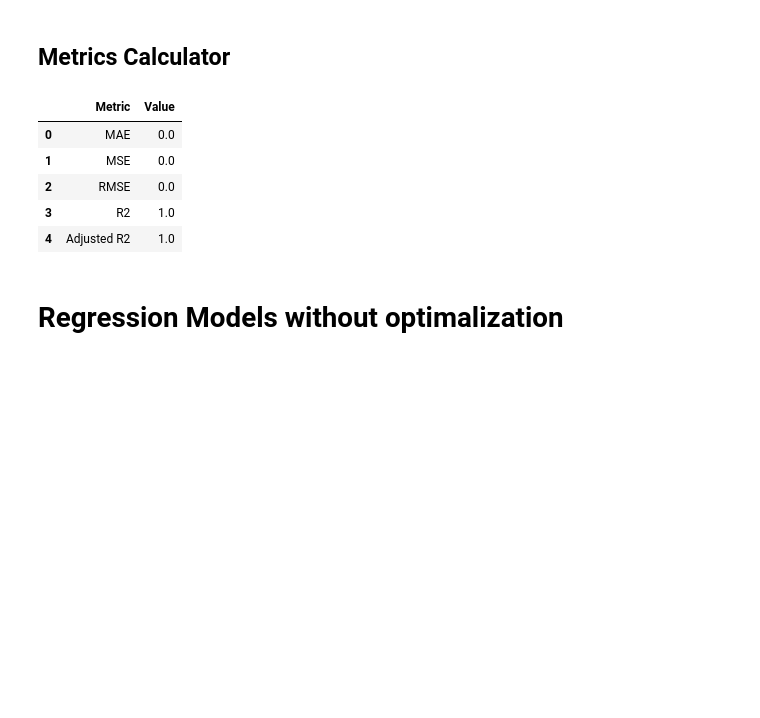
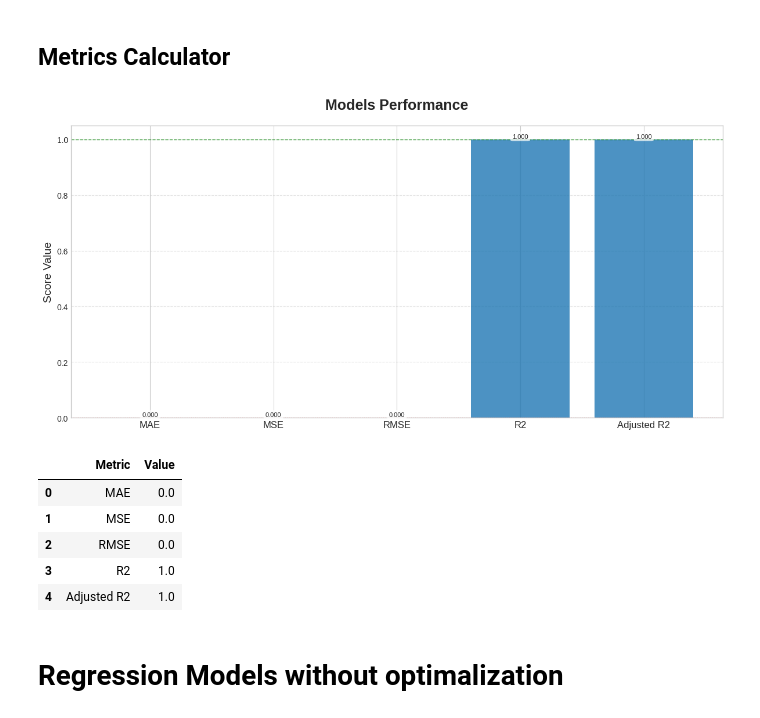
Before and after one commit to xXKeNdAmAmAsTeRXx/Machine-Learning-Tasks, a Jupyter notebook: Model_Selection_and_Regularization/Regression - California Dataset.ipynb, the cells around one changed output. Cells and saved outputs as stored; diff of their text form; code cells hidden in the pictures; blank space fills up the shorter version.

Commit message:
add the model performance metrics plot

```diff
--- a/Model_Selection_and_Regularization/Regression - California Dataset.ipynb
+++ b/Model_Selection_and_Regularization/Regression - California Dataset.ipynb
@@ -48,22 +48,99 @@ x_test, y_test =  scaler.fit(x_test).transform(x_test), scaler.fit(y_test).trans
 # %%
 def metric(y_hat, y_true,features_shape):
     n,p = features_shape
     r2 = r2_score(y_true, y_hat)
     socres = {
         "MAE": mean_absolute_error(y_true, y_hat),
         "MSE": mean_squared_error(y_true, y_hat),
         "RMSE": np.sqrt(mean_squared_error(y_true, y_hat)),
         "R2": r2,
         "Adjusted R2":  1 - (1 - r2) * (n - 1) / (n - p - 1)
     }
 
     df_score = pd.DataFrame(socres.items(), columns=["Metric","Value"])
 
     return df_score
 
 
-metric(y_test, y_test, x_train.shape)
+dummy  = metric(y_test, y_test, x_train.shape)
+
+def plot_meterics(df_dict):
+
+    if isinstance(df_dict, pd.DataFrame):
+        df_dict = {'Model': df_dict}
+
+    # Define the order and subset of metrics to plot
+    metrics_to_plot = ["MAE", "MSE", "RMSE", "R2", "Adjusted R2"]
+    metrics_order = {m: i for i, m in enumerate(metrics_to_plot)}
+
+    # Combine and filter dataframes
+    all_data = []
+    for model_name, df in df_dict.items():
+        # Filter for the required metrics
+        filtered_df = df[df['Metric'].isin(metrics_to_plot)].copy()
+        filtered_df['Model'] = model_name
+        all_data.append(filtered_df)
+
+    if not all_data:
+        print("Error: No data available to plot after filtering.")
+        return
+
+    combined_df = pd.concat(all_data, ignore_index=True)
+
+    # Sort the dataframe according to the predefined metric order
+    combined_df['Order'] = combined_df['Metric'].map(metrics_order)
+    combined_df.sort_values(by=['Order', 'Model'], inplace=True)
+
+    # --- Plotting ---
+    plt.style.use('seaborn-v0_8-whitegrid')
+    fig, ax = plt.subplots(figsize=(12, 6))
+
+    models = combined_df['Model'].unique()
+    n_models = len(models)
+    n_metrics = len(metrics_to_plot)
+    bar_width = 0.8 / n_models
+
+    x_base = np.arange(n_metrics)
+
+    for i, model in enumerate(models):
+        model_data = combined_df[combined_df['Model'] == model]
+        values = model_data['Value'].values
+
+        # Calculate position for this model's bars
+        offset = (i - (n_models - 1) / 2) * bar_width
+        bars = ax.bar(x_base + offset, values, bar_width, label=model, alpha=0.8)
+
+        # Add value labels on top of the bars
+        for bar in bars:
+            height = bar.get_height()
+            ax.text(bar.get_x() + bar.get_width() / 2, height,
+                    f'{height:.3f}', ha='center', va='bottom', fontsize=8,
+                    bbox=dict(facecolor='white', alpha=0.7, edgecolor='none', boxstyle='round,pad=0.3'))
+
+
+    # Customizing the plot
+    ax.set_xticks(x_base)
+    ax.set_xticklabels(metrics_to_plot, fontsize=12, fontweight='medium')
+    ax.set_ylabel('Score Value', fontsize=14)
+    ax.set_title("Models Performance", fontsize=18, fontweight='bold', pad=20)
+
+    # Add legend if needed
+    if n_models > 1 or models[0] != 'Model':
+        ax.legend(title='Model', fontsize=10, title_fontsize=12, frameon=True, shadow=True)
+
+    # Add horizontal lines for R2/Adj R2 targets for context
+    ax.axhline(1.0, color='green', linestyle='--', linewidth=1.0, alpha=0.7, label='Perfect Fit (R2=1.0)')
+    ax.axhline(0.0, color='red', linestyle=':', linewidth=1.0, alpha=0.7, label='Baseline Fit (R2=0.0)')
+
+    ax.grid(axis='y', linestyle='--', alpha=0.5)
+    plt.tight_layout()
+    plt.show()
+
+
+plot_meterics(dummy)
+dummy
 # %% [output]
+[figure, added]
 |  | Metric | Value |
 | 0 | MAE | 0.0 |
 | 1 | MSE | 0.0 |
```
Also changed, not shown: parts of 9 cells of this notebook.
